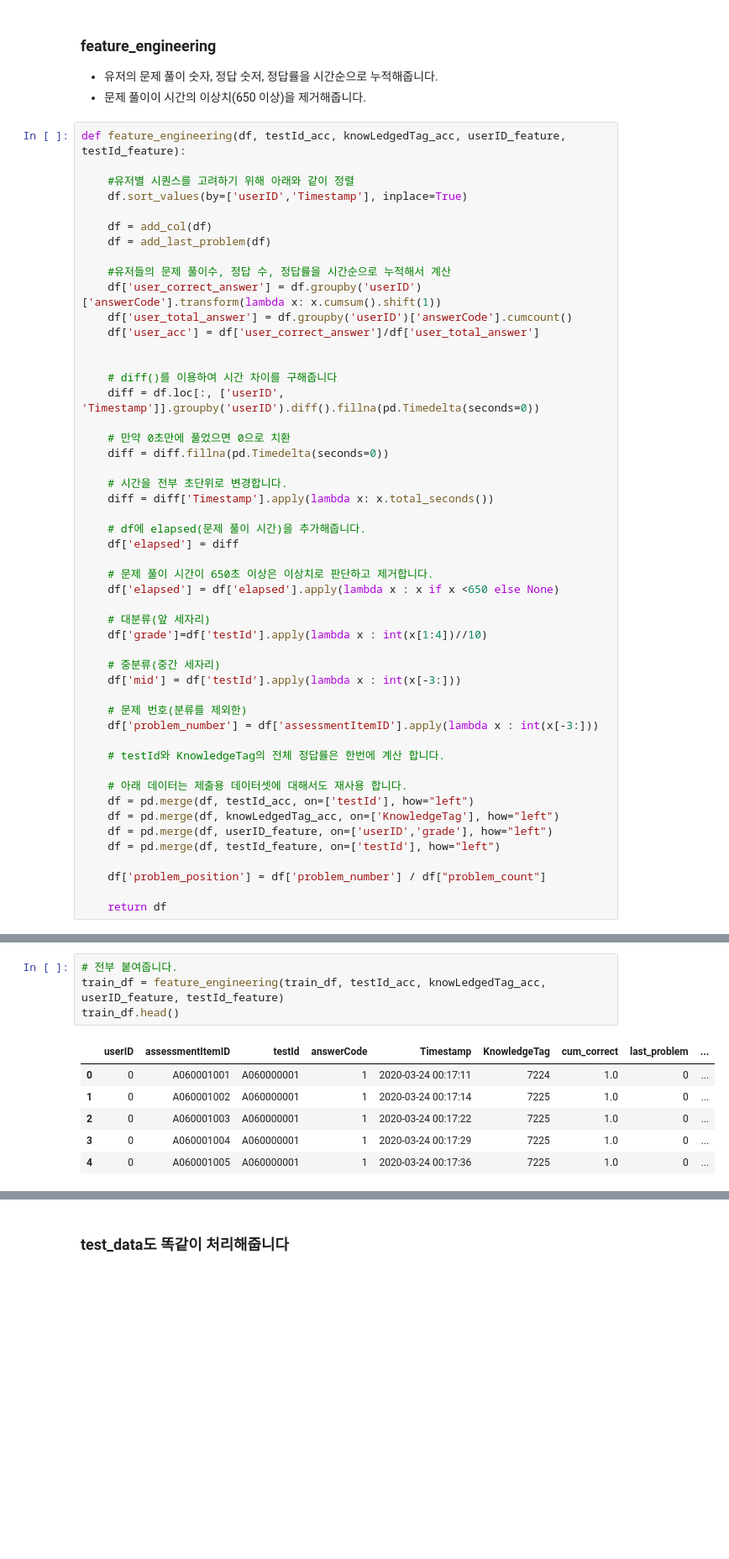
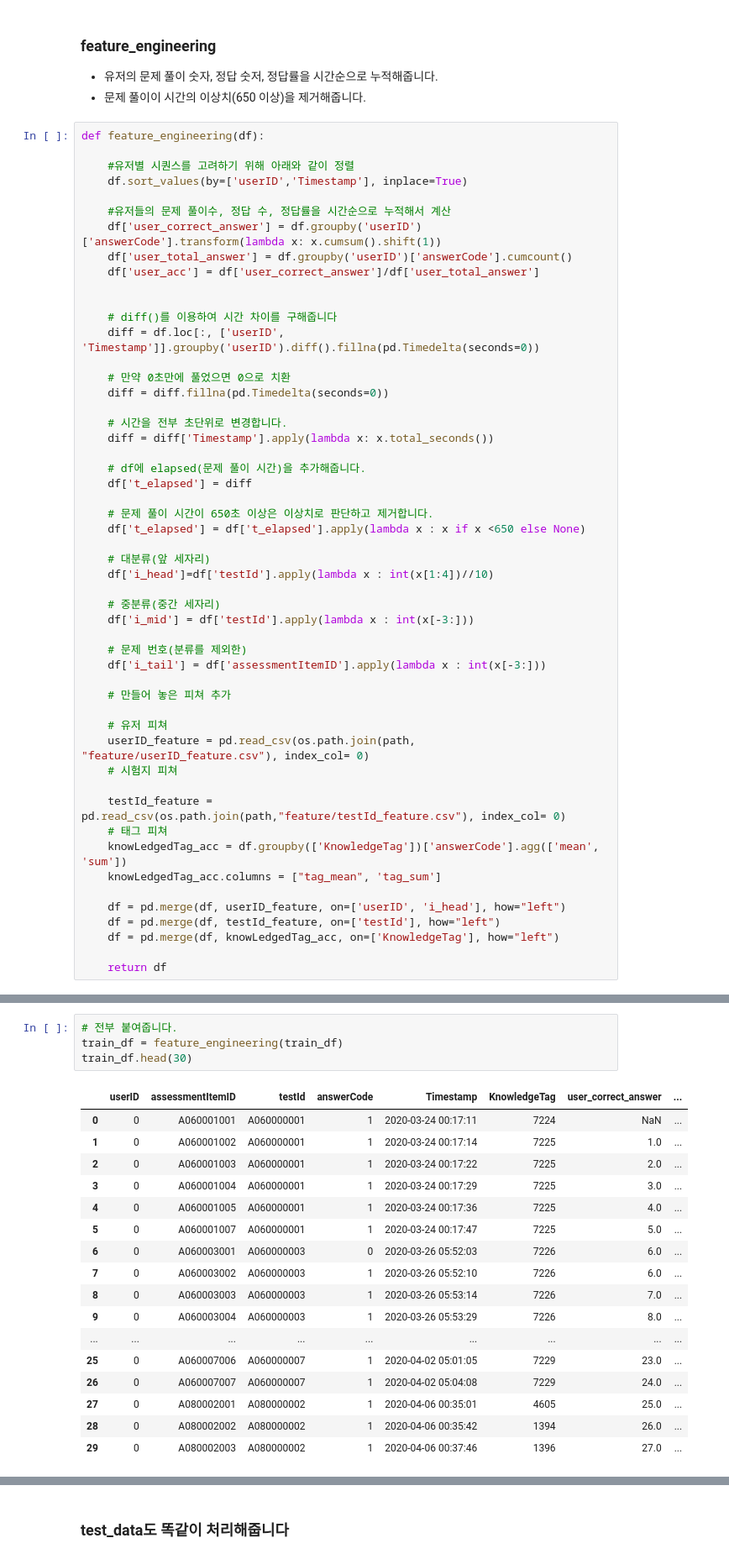
Before and after one commit to boostcampaitech3/level2-dkt-level2-recsys-08, a Jupyter notebook: split/split.ipynb, the cells around one changed output, grey strips where cells are left out. Shown: that part at 84% size. Drawn from its saved outputs; the diff is of its cells as text; blank space fills up the shorter version.

```diff
--- a/split/split.ipynb
+++ b/split/split.ipynb
@@ -63,13 +26,10 @@ def add_last_problem(df):
 - 유저의 문제 풀이 숫자, 정답 숫저, 정답률을 시간순으로 누적해줍니다.
 - 문제 풀이이 시간의 이상치(650 이상)을 제거해줍니다.
 # %%
-def feature_engineering(df, testId_acc, knowLedgedTag_acc, userID_feature, testId_feature):
+def feature_engineering(df):
 
     #유저별 시퀀스를 고려하기 위해 아래와 같이 정렬
     df.sort_values(by=['userID','Timestamp'], inplace=True)
-
-    df = add_col(df)
-    df = add_last_problem(df)
 
     #유저들의 문제 풀이수, 정답 수, 정답률을 시간순으로 누적해서 계산
     df['user_correct_answer'] = df.groupby('userID')['answerCode'].transform(lambda x: x.cumsum().shift(1))
@@ -87,28 +47,33 @@ def feature_engineering(df, testId_acc, knowLedgedTag_acc, userID_feature, testI
     diff = diff['Timestamp'].apply(lambda x: x.total_seconds())
 
     # df에 elapsed(문제 풀이 시간)을 추가해줍니다.
-    df['elapsed'] = diff
+    df['t_elapsed'] = diff
 
     # 문제 풀이 시간이 650초 이상은 이상치로 판단하고 제거합니다.
-    df['elapsed'] = df['elapsed'].apply(lambda x : x if x <650 else None)
+    df['t_elapsed'] = df['t_elapsed'].apply(lambda x : x if x <650 else None)
 
     # 대분류(앞 세자리)
-    df['grade']=df['testId'].apply(lambda x : int(x[1:4])//10)
+    df['i_head']=df['testId'].apply(lambda x : int(x[1:4])//10)
 
     # 중분류(중간 세자리)
-    df['mid'] = df['testId'].apply(lambda x : int(x[-3:]))
+    df['i_mid'] = df['testId'].apply(lambda x : int(x[-3:]))
 
     # 문제 번호(분류를 제외한)
-    df['problem_number'] = df['assessmentItemID'].apply(lambda x : int(x[-3:]))
+    df['i_tail'] = df['assessmentItemID'].apply(lambda x : int(x[-3:]))
 
-    # testId와 KnowledgeTag의 전체 정답률은 한번에 계산 합니다.
+    # 만들어 놓은 피쳐 추가
 
-    # 아래 데이터는 제출용 데이터셋에 대해서도 재사용 합니다.
-    df = pd.merge(df, testId_acc, on=['testId'], how="left")
+    # 유저 피쳐
+    userID_feature = pd.read_csv(os.path.join(path, "feature/userID_feature.csv"), index_col= 0)
+    # 시험지 피쳐
+
+    testId_feature = pd.read_csv(os.path.join(path,"feature/testId_feature.csv"), index_col= 0)
+    # 태그 피쳐
+    knowLedgedTag_acc = df.groupby(['KnowledgeTag'])['answerCode'].agg(['mean', 'sum'])
+    knowLedgedTag_acc.columns = ["tag_mean", 'tag_sum']
+
+    df = pd.merge(df, userID_feature, on=['userID', 'i_head'], how="left")
+    df = pd.merge(df, testId_feature, on=['testId'], how="left")
     df = pd.merge(df, knowLedgedTag_acc, on=['KnowledgeTag'], how="left")
-    df = pd.merge(df, userID_feature, on=['userID','grade'], how="left")
-    df = pd.merge(df, testId_feature, on=['testId'], how="left")
-
-    df['problem_position'] = df['problem_number'] / df["problem_count"]
 
     return df
@@ -126,11 +80,22 @@ testId_feature = pd.read_csv(os.path.join(path,"feature/testId_feature.csv"),ind
 # %%
 # 전부 붙여줍니다.
-train_df = feature_engineering(train_df, testId_acc, knowLedgedTag_acc, userID_feature, testId_feature)
-train_df.head()
+train_df = feature_engineering(train_df)
+train_df.head(30)
 # %% [output]
-|  | userID | assessmentItemID | testId | answerCode | Timestamp | KnowledgeTag | cum_correct | last_problem | ... |
-| 0 | 0 | A060001001 | A060000001 | 1 | 2020-03-24 00:17:11 | 7224 | 1.0 | 0 | ... |
-| 1 | 0 | A060001002 | A060000001 | 1 | 2020-03-24 00:17:14 | 7225 | 1.0 | 0 | ... |
-| 2 | 0 | A060001003 | A060000001 | 1 | 2020-03-24 00:17:22 | 7225 | 1.0 | 0 | ... |
-| 3 | 0 | A060001004 | A060000001 | 1 | 2020-03-24 00:17:29 | 7225 | 1.0 | 0 | ... |
-| 4 | 0 | A060001005 | A060000001 | 1 | 2020-03-24 00:17:36 | 7225 | 1.0 | 0 | ... |
+|  | userID | assessmentItemID | testId | answerCode | Timestamp | KnowledgeTag | user_correct_answer | ... |
+| 0 | 0 | A060001001 | A060000001 | 1 | 2020-03-24 00:17:11 | 7224 | NaN | ... |
+| 1 | 0 | A060001002 | A060000001 | 1 | 2020-03-24 00:17:14 | 7225 | 1.0 | ... |
+| 2 | 0 | A060001003 | A060000001 | 1 | 2020-03-24 00:17:22 | 7225 | 2.0 | ... |
+| 3 | 0 | A060001004 | A060000001 | 1 | 2020-03-24 00:17:29 | 7225 | 3.0 | ... |
+| 4 | 0 | A060001005 | A060000001 | 1 | 2020-03-24 00:17:36 | 7225 | 4.0 | ... |
+| 5 | 0 | A060001007 | A060000001 | 1 | 2020-03-24 00:17:47 | 7225 | 5.0 | ... |
+| 6 | 0 | A060003001 | A060000003 | 0 | 2020-03-26 05:52:03 | 7226 | 6.0 | ... |
+| 7 | 0 | A060003002 | A060000003 | 1 | 2020-03-26 05:52:10 | 7226 | 6.0 | ... |
+| 8 | 0 | A060003003 | A060000003 | 1 | 2020-03-26 05:53:14 | 7226 | 7.0 | ... |
+| 9 | 0 | A060003004 | A060000003 | 1 | 2020-03-26 05:53:29 | 7226 | 8.0 | ... |
+| ... | ... | ... | ... | ... | ... | ... | ... | ... |
+| 25 | 0 | A060007006 | A060000007 | 1 | 2020-04-02 05:01:05 | 7229 | 23.0 | ... |
+| 26 | 0 | A060007007 | A060000007 | 1 | 2020-04-02 05:04:08 | 7229 | 24.0 | ... |
+| 27 | 0 | A080002001 | A080000002 | 1 | 2020-04-06 00:35:01 | 4605 | 25.0 | ... |
+| 28 | 0 | A080002002 | A080000002 | 1 | 2020-04-06 00:35:42 | 1394 | 26.0 | ... |
+| 29 | 0 | A080002003 | A080000002 | 1 | 2020-04-06 00:37:46 | 1396 | 27.0 | ... |
```
Also changed, not shown: parts of 29 cells of this notebook.
